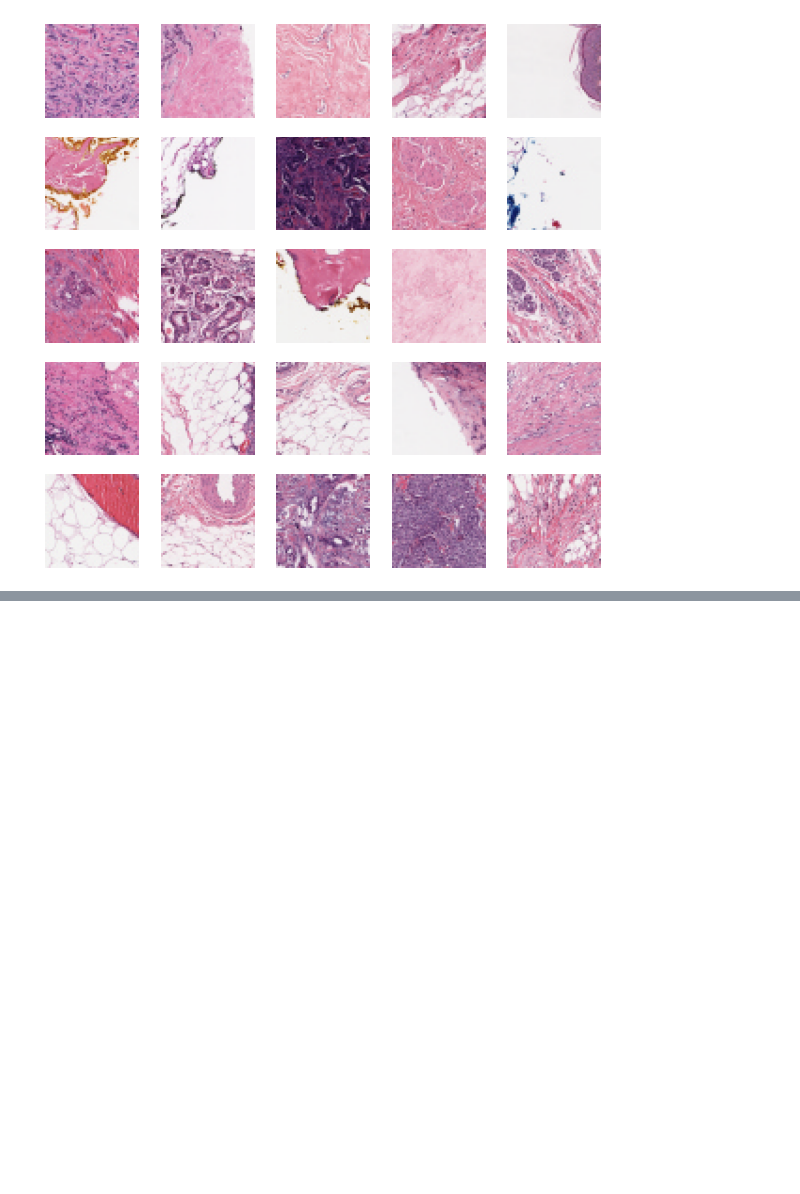
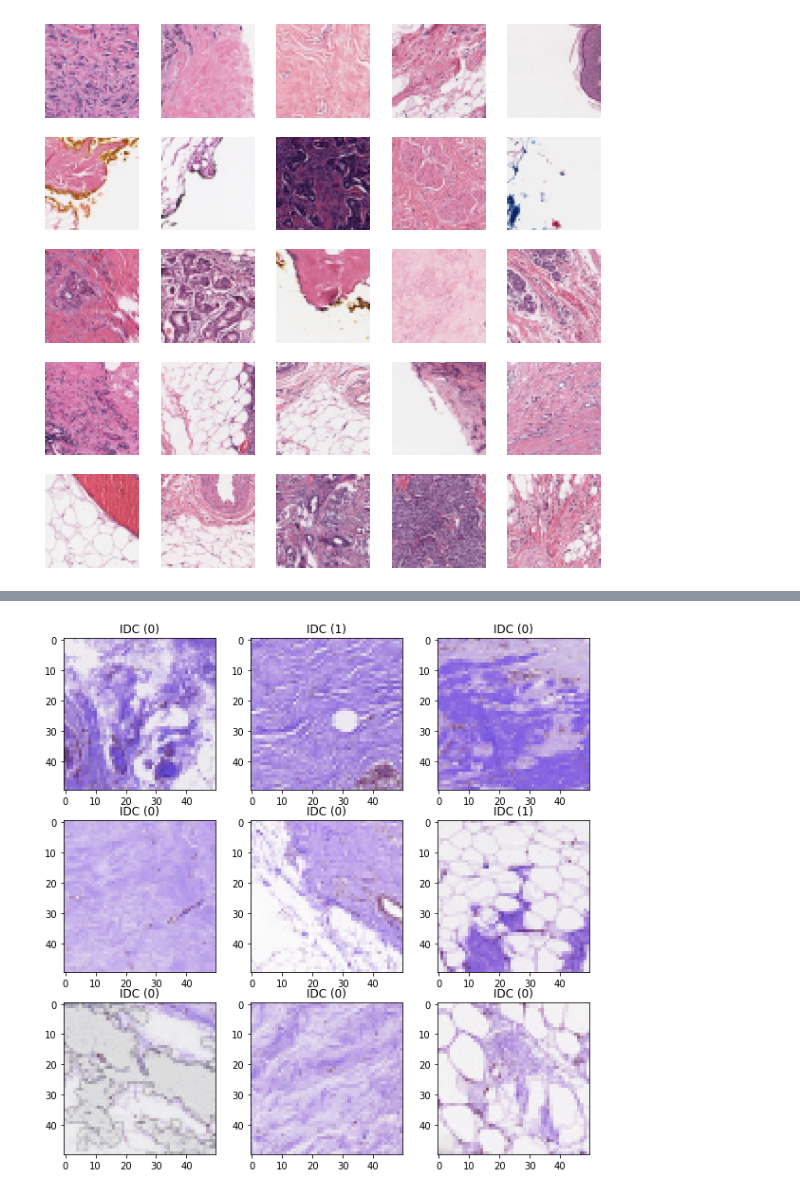
Before and after one commit to qSergio/Intro2ML, a Jupyter notebook: Session5/Testing_DeepLearning_basics.ipynb, the cells around one changed output, grey strips where cells are left out. Drawn from its saved outputs; the diff is of its cells as text; code cells hidden in the pictures; blank space fills up the shorter version.

Commit message:
Adds cancer detection notebook, in testing

```diff
--- a/Session5/Testing_DeepLearning_basics.ipynb
+++ b/Session5/Testing_DeepLearning_basics.ipynb
@@ -100,8 +100,8 @@ len(class1)
 # %% [output]
 78786
 # %%
-sampled_class0 = random.sample(class0, 78786)
-sampled_class1 = random.sample(class1, 78786)
+sampled_class0 = random.sample(class0, 8786)
+sampled_class1 = random.sample(class1, 8786)
 # %%
 from matplotlib.image import imread
 import cv2_tools
@@ -184,7 +188,7 @@ with strategy.scope():
 history = model.fit(
     X_train, y_train,
     validation_data=(X_test, y_test),
-    epochs= 2,
-    verbose = 2,
+    epochs= 12,
+    verbose = 1,
 )
 # %% [output]
@@ -210,0 +253,3 @@ plt.show()
+# %%
+#Testing The CNN Model
+pred = model.predict_proba(X_test)
@@ -210,0 +261,7 @@ plt.show()
+# %%
+res = []
+for prediction in pred[:,1]:
+    if(prediction > 0.51):
+        res.append(1)
+    else:
+        res.append(0)
@@ -210,0 +284,14 @@ plt.show()
+# %%
+plt.figure(figsize= (10,10))
+ind = np.random.randint(0, len(pred), 9)
+i=0
+#The patient having IDC is represented by IDC 1 ,IDC 0 otherwise.
+for loc in ind:
+    plt.subplot(3,3,i+1)
+    plt.xlabel(None)
+    plt.title("IDC ({})".format(res[loc]))
+
+    plt.imshow(X_test[loc])
+    i+=1
+# %% [output]
+[figure, added]
```
Also changed, not shown: parts of 10 cells of this notebook.
